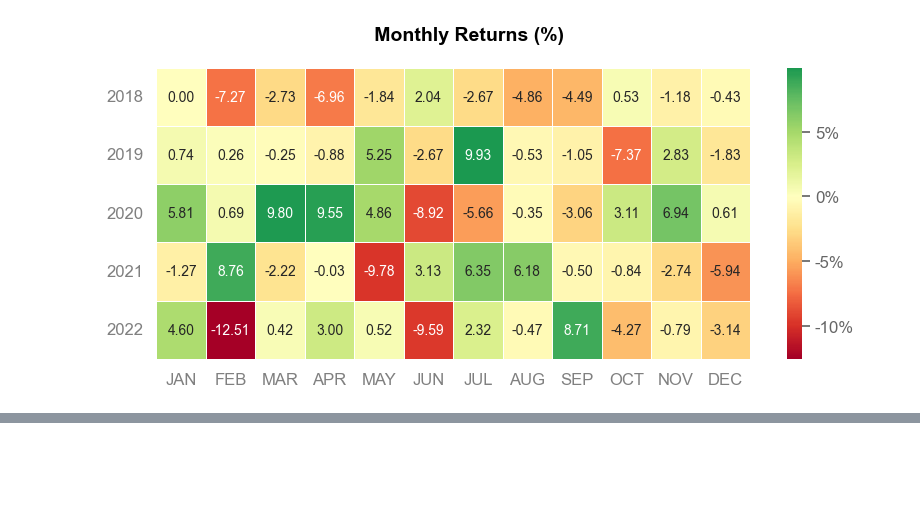
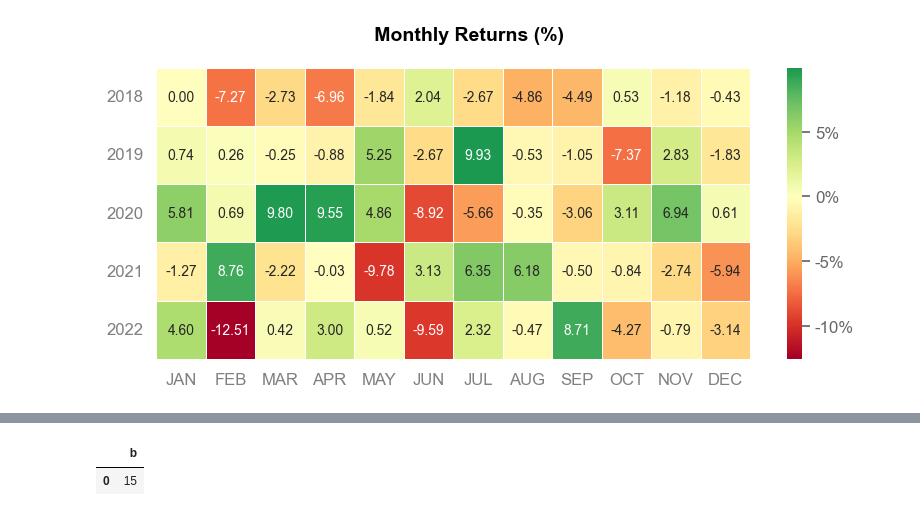
Before and after one commit to ninebel/nbacktest, a Jupyter notebook: examples/Example SMA Cross Trade.ipynb, the cells around one changed output, grey strips where cells are left out. Drawn from its saved outputs; the diff is of its cells as text; code cells hidden in the pictures; blank space fills up the shorter version.

```diff
--- a/examples/Example SMA Cross Trade.ipynb
+++ b/examples/Example SMA Cross Trade.ipynb
@@ -186,0 +225,7 @@ Strategy Visualization
+# %%
+test = df.iloc[0:0+1]
+
+test.head()
+# %% [output]
+|  | b |
+| 0 | 15 |
```
Also changed, not shown: parts of 9 cells of this notebook, 2 other files.
